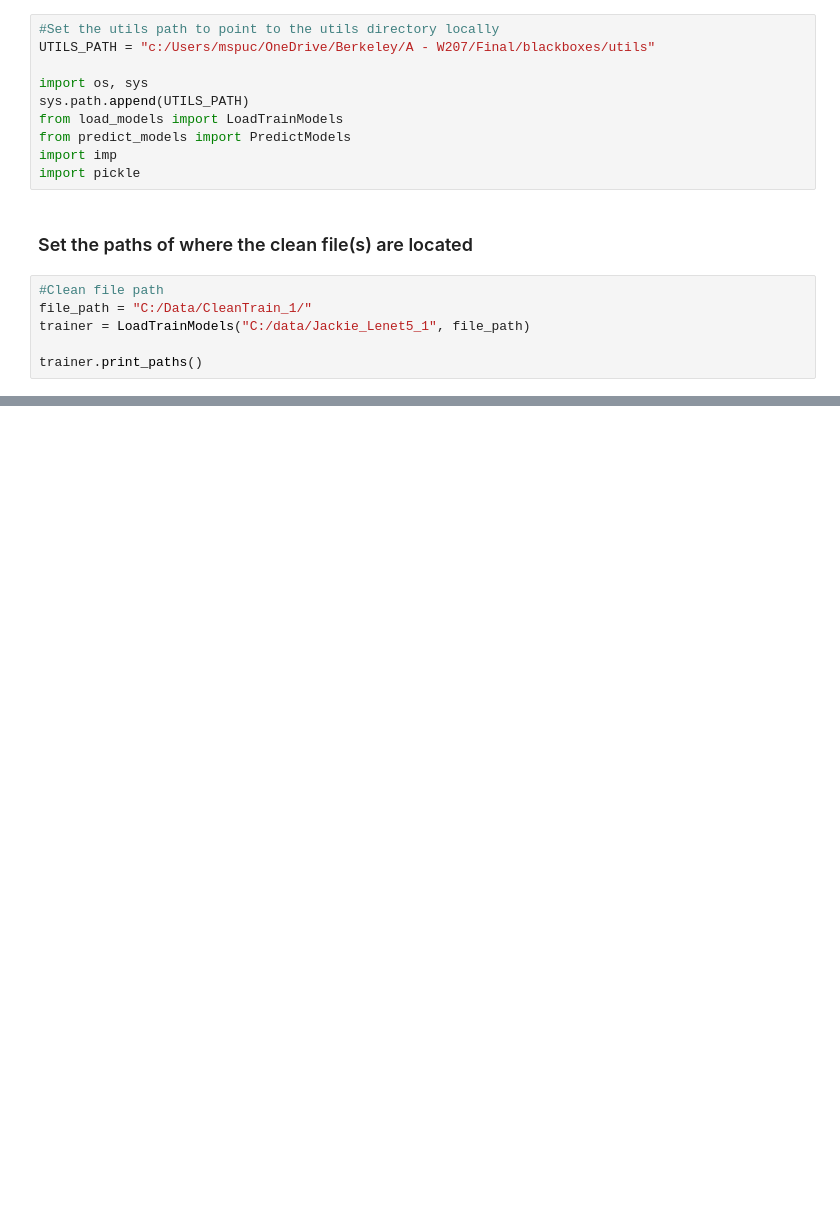
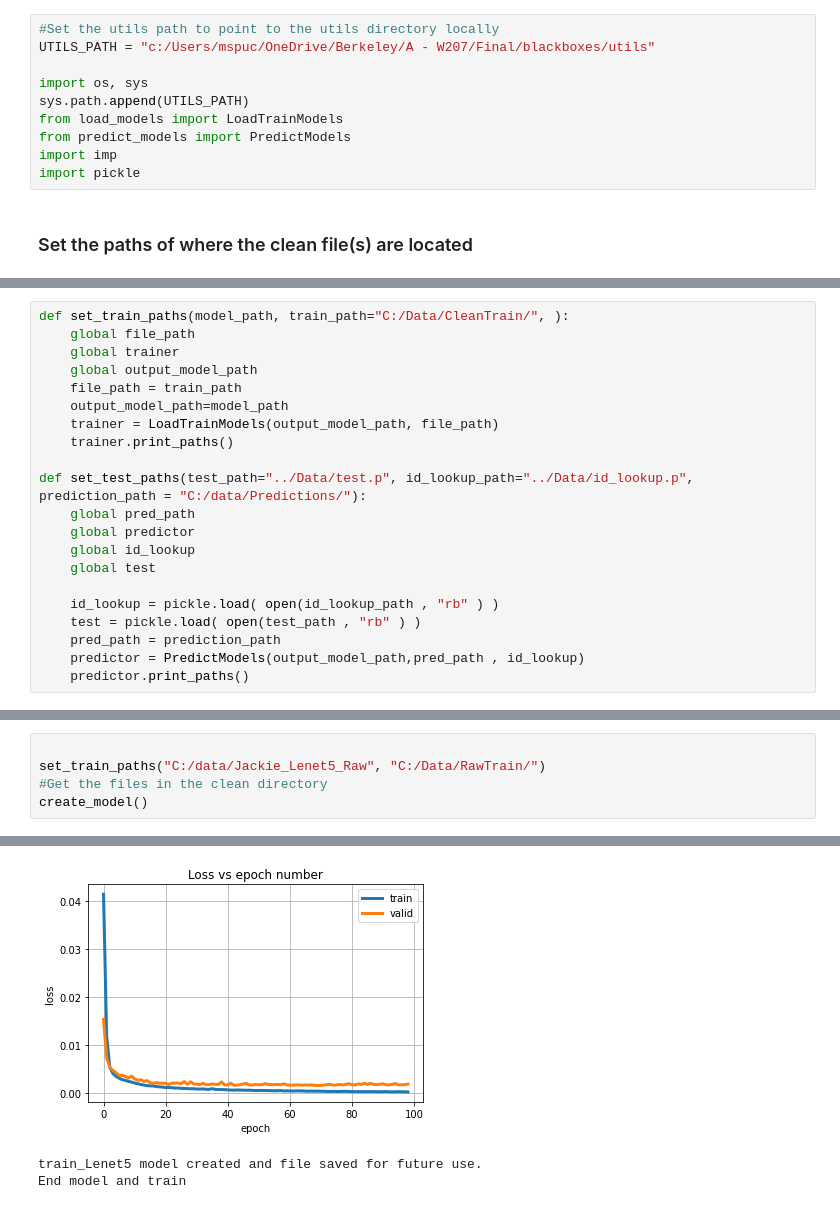
Before and after one commit to jcweaver/blackboxes, a Jupyter notebook: models/Lenet5_Model.ipynb, the cells around one changed output, grey strips where cells are left out. Saved outputs shown, nothing was run; the diff lists cells and outputs as text; blank space fills up the shorter version.

Commit message:
reworked and added comments, images

```diff
--- a/models/Lenet5_Model.ipynb
+++ b/models/Lenet5_Model.ipynb
@@ -23,9 +23,3 @@ import imp
 import pickle
 # %% [markdown]
 ### Set the paths of where the clean file(s) are located
-# %%
-#Clean file path
-file_path = "C:/Data/CleanTrain_1/"
-trainer = LoadTrainModels("C:/data/Jackie_Lenet5_1", file_path)
-
-trainer.print_paths()
@@ -33,0 +26,21 @@ Model dir: C:/data/Jackie_Lenet5_1/
+# %%
+def set_train_paths(model_path, train_path="C:/Data/CleanTrain/", ):
+    global file_path
+    global trainer
+    global output_model_path
+    file_path = train_path
+    output_model_path=model_path
+    trainer = LoadTrainModels(output_model_path, file_path)
+    trainer.print_paths()
+
+def set_test_paths(test_path="../Data/test.p", id_lookup_path="../Data/id_lookup.p", prediction_path = "C:/data/Predictions/"):
+    global pred_path
+    global predictor
+    global id_lookup
+    global test
+
+    id_lookup = pickle.load( open(id_lookup_path , "rb" ) )
+    test = pickle.load( open(test_path , "rb" ) )
+    pred_path = prediction_path
+    predictor = PredictModels(output_model_path,pred_path , id_lookup)
+    predictor.print_paths()
@@ -33,0 +108,6 @@ Model dir: C:/data/Jackie_Lenet5_1/
+# %%
+
+set_train_paths("C:/data/Jackie_Lenet5_Raw", "C:/Data/RawTrain/")
+#Get the files in the clean directory
+create_model()
+# %% [output]
@@ -33,0 +131,3 @@ Model dir: C:/data/Jackie_Lenet5_1/
+[figure, added]
+train_Lenet5 model created and file saved for future use.
+End model and train
```
Also changed, not shown: parts of 23 cells of this notebook.
